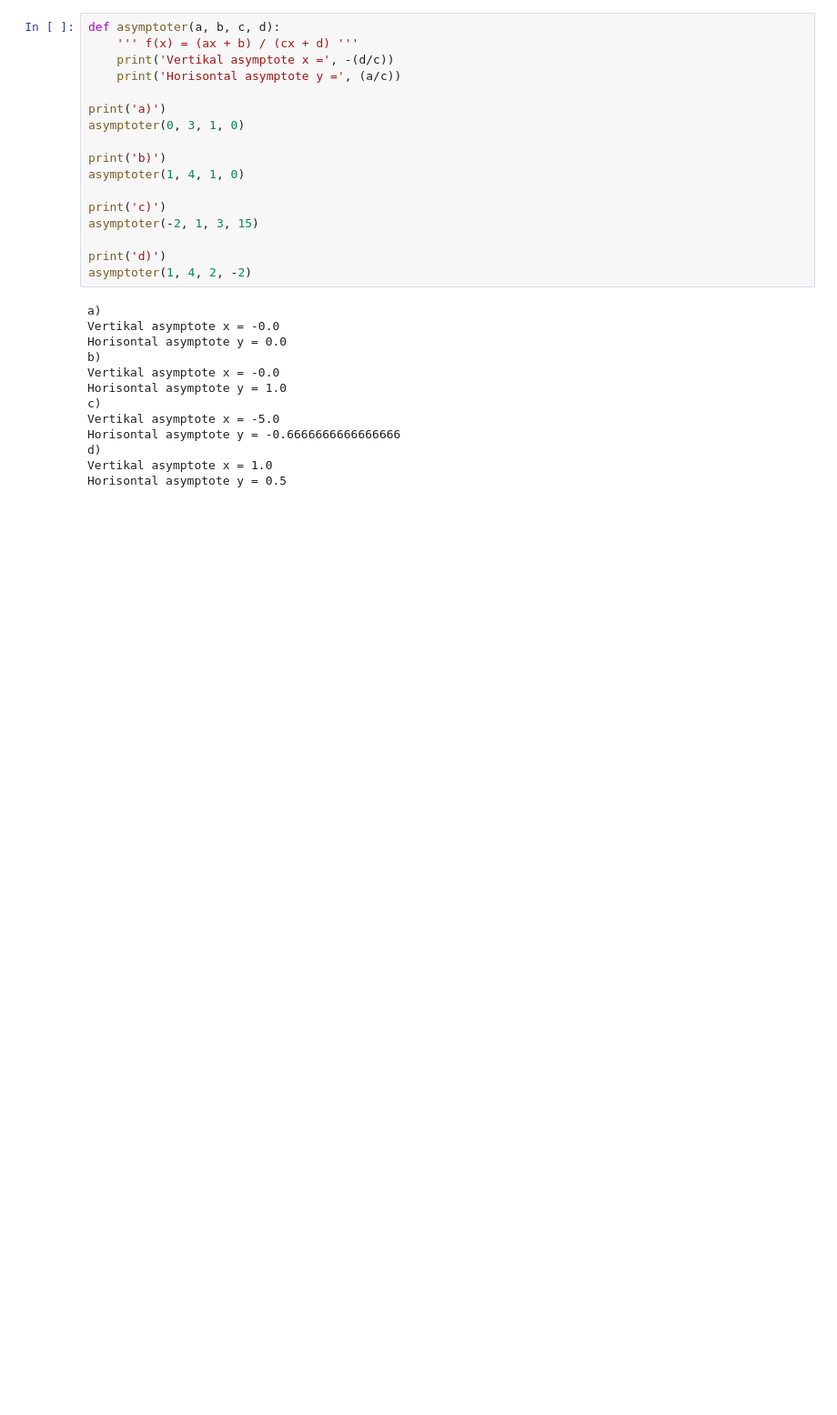
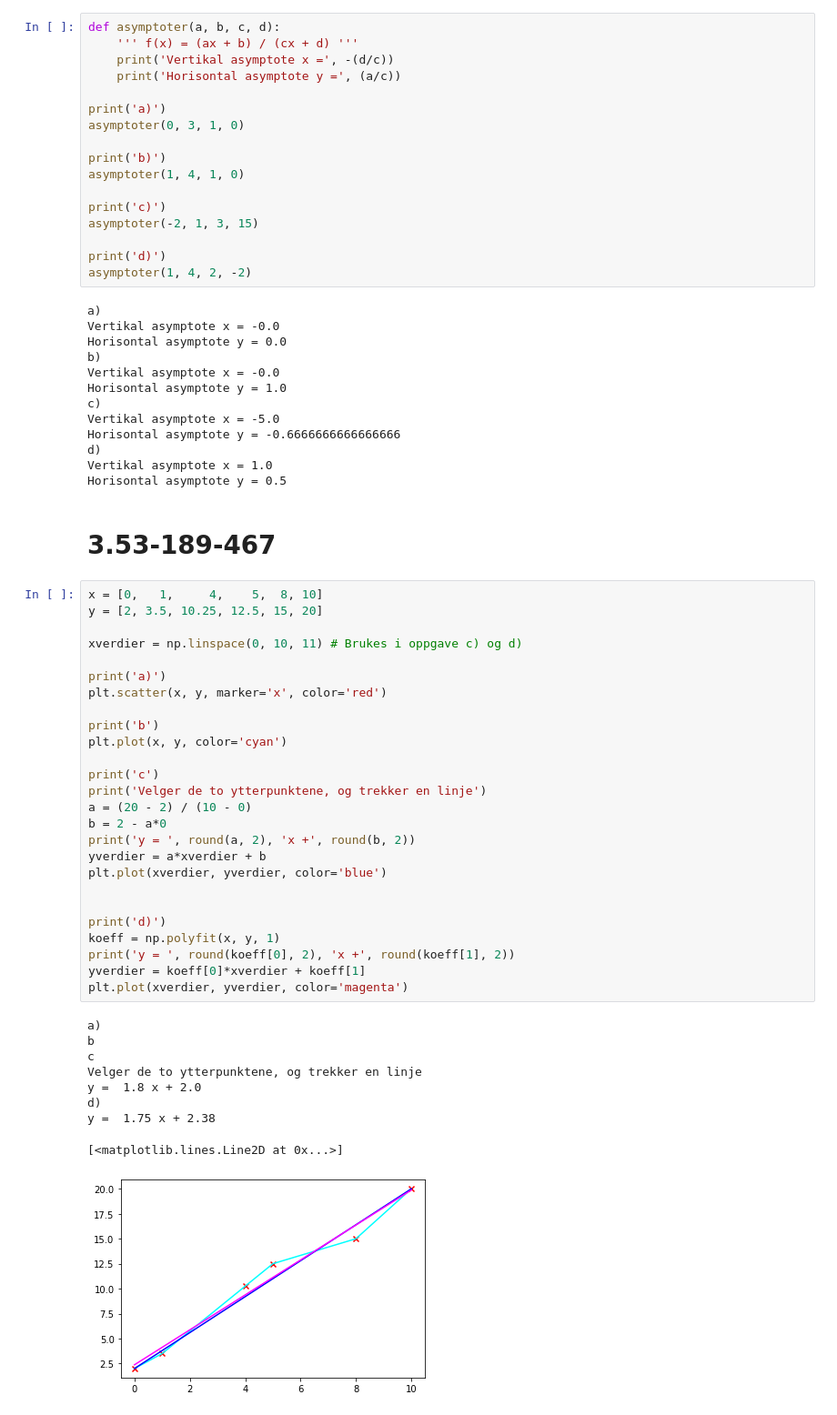
Before and after one commit to bitjungle/1T-Monster, a Jupyter notebook: kapittel-03.ipynb, the cells around one changed output. Shown at 91% size. Saved outputs shown, nothing was run; the diff lists cells and outputs as text; blank space fills up the shorter version.

```diff
--- a/kapittel-03.ipynb
+++ b/kapittel-03.ipynb
@@ -1601,3 +1601,41 @@ Horisontal asymptote y = -0.6666666666666666
 d)
 Vertikal asymptote x = 1.0
 Horisontal asymptote y = 0.5
+# %% [markdown]
+# 3.53-189-467
+# %%
+x = [0,   1,     4,    5,  8, 10]
+y = [2, 3.5, 10.25, 12.5, 15, 20]
+
+xverdier = np.linspace(0, 10, 11) # Brukes i oppgave c) og d)
+
+print('a)')
+plt.scatter(x, y, marker='x', color='red')
+
+print('b')
+plt.plot(x, y, color='cyan')
+
+print('c')
+print('Velger de to ytterpunktene, og trekker en linje')
+a = (20 - 2) / (10 - 0)
+b = 2 - a*0
+print('y = ', round(a, 2), 'x +', round(b, 2))
+yverdier = a*xverdier + b
+plt.plot(xverdier, yverdier, color='blue')
+
+
+print('d)')
+koeff = np.polyfit(x, y, 1)
+print('y = ', round(koeff[0], 2), 'x +', round(koeff[1], 2))
+yverdier = koeff[0]*xverdier + koeff[1]
+plt.plot(xverdier, yverdier, color='magenta')
+# %% [output]
+a)
+b
+c
+Velger de to ytterpunktene, og trekker en linje
+y =  1.8 x + 2.0
+d)
+y =  1.75 x + 2.38
+[<matplotlib.lines.Line2D at 0x...>]
+[figure, added]
```
Also changed, not shown: parts of 2 cells of this notebook.
